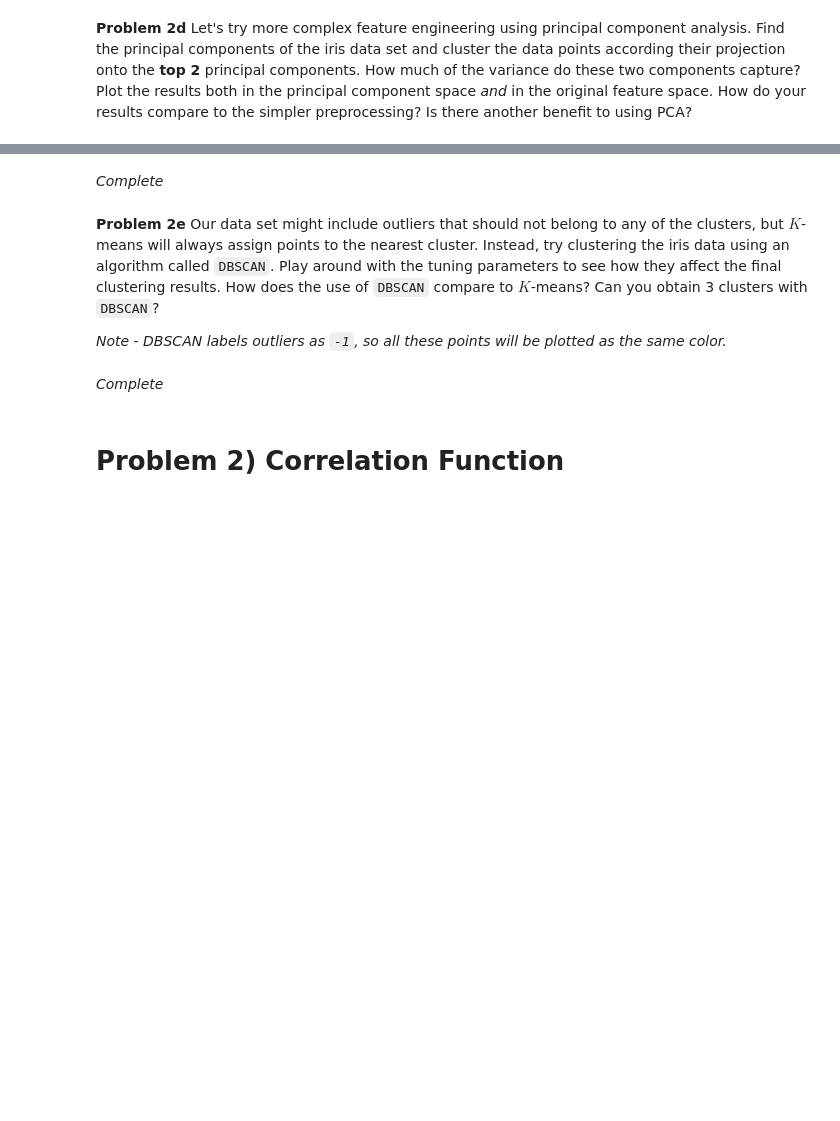
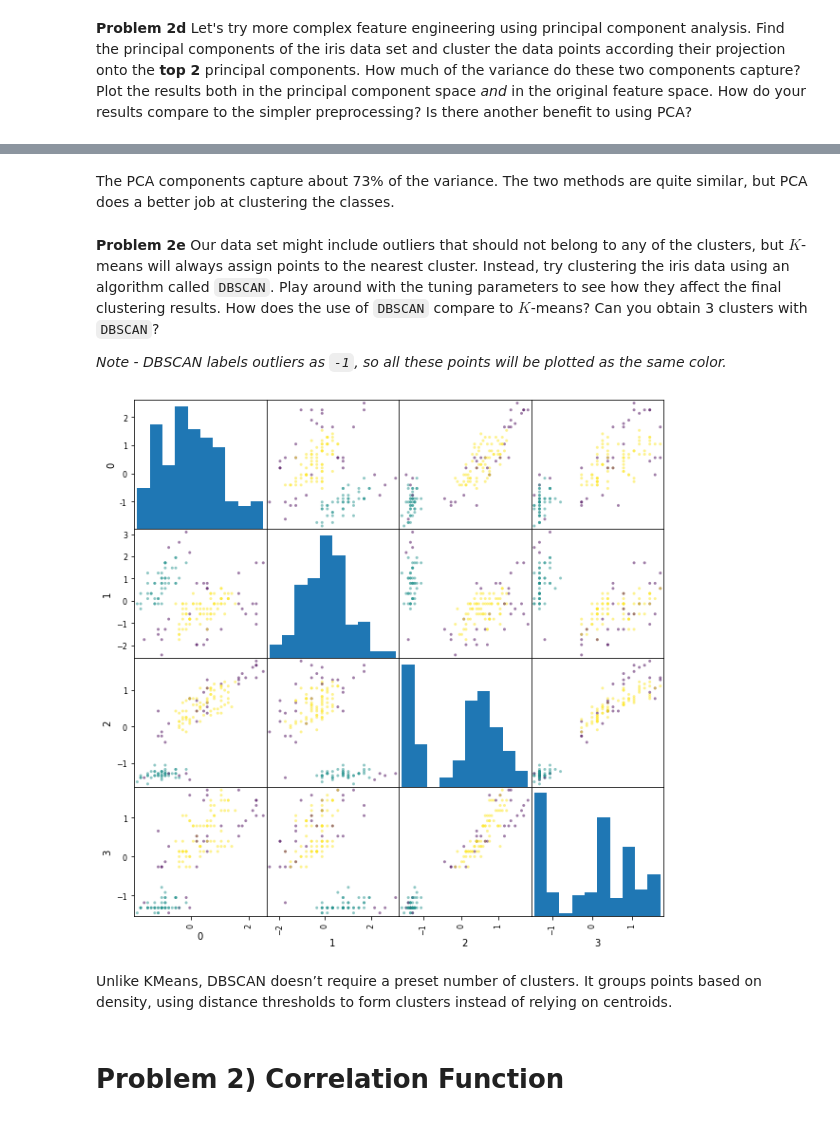
Before and after one commit to ASTR154/clustering, a Jupyter notebook: clustering.ipynb, the cells around one changed output, grey strips where cells are left out. Saved outputs shown, nothing was run; the diff lists cells and outputs as text; code cells hidden in the pictures; blank space fills up the shorter version.

```diff
--- a/clustering.ipynb
+++ b/clustering.ipynb
@@ -144,5 +148,5 @@ plt.scatter(pcadata[:,0], pcadata[:,1])
-# %% [markdown]
-*Complete*
+# %% [markdown]
+The PCA components capture about 73% of the variance. The two methods are quite similar, but PCA does a better job at clustering the classes.
 # %% [markdown]
 **Problem 2e** Our data set might include outliers that should not belong to any of the clusters, but $K$-means will always assign points to the nearest cluster. Instead, try clustering the iris data using an algorithm called `DBSCAN`. Play around with the tuning parameters to see how they affect the final clustering results. How does the use of `DBSCAN` compare to $K$-means? Can you obtain 3 clusters with `DBSCAN`?
 
@@ -158,5 +154,13 @@ from sklearn.cluster import DBSCAN
-# %% [markdown]
-*Complete*
+# %%
+from sklearn.cluster import DBSCAN
+
+dbscanclusters = DBSCAN(eps=0.5, min_samples=5).fit_predict(s)
+pd.plotting.scatter_matrix(s, c = dbscanclusters, figsize = (10, 10))
+plt.show()
+# %% [output]
+[figure, added]
+# %% [markdown]
+Unlike KMeans, DBSCAN doesn’t require a preset number of clusters. It groups points based on density, using distance thresholds to form clusters instead of relying on centroids.
 # %% [markdown]
 # Problem 2) Correlation Function
 # %% [markdown]
```
Also changed, not shown: parts of 15 cells of this notebook.
